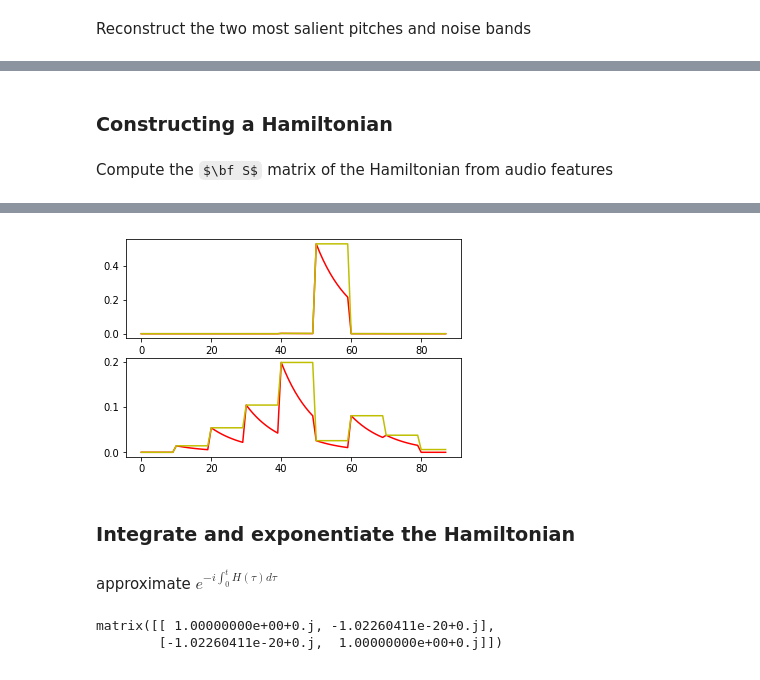
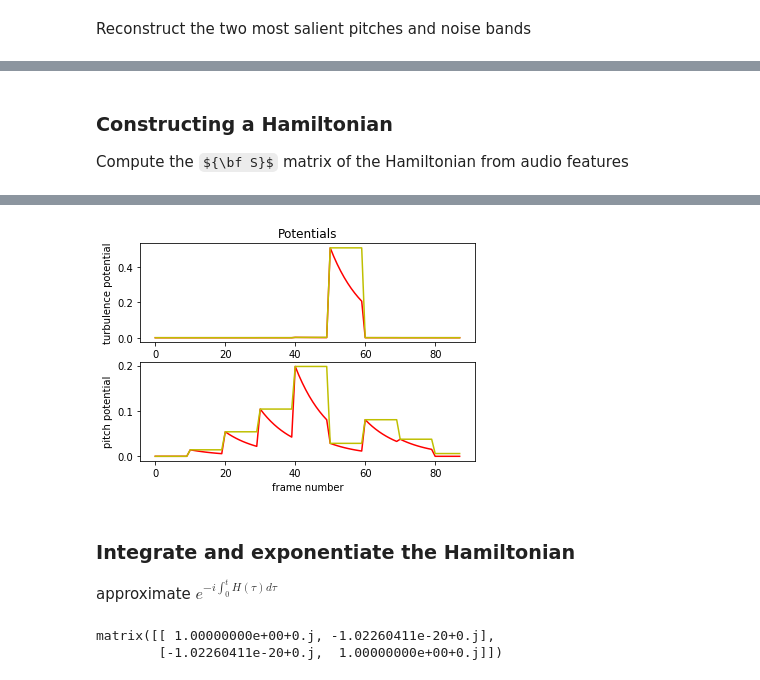
Before and after one commit to d-rocchesso/QVTS, a Jupyter notebook: QVTS.ipynb, the cells around one changed output, grey strips where cells are left out. Drawn from its saved outputs; the diff is of its cells as text; code cells hidden in the pictures; some formulas as TeX source.

```diff
--- a/QVTS.ipynb
+++ b/QVTS.ipynb
@@ -555,5 +526,4 @@ UF.wavwrite(lines, fs, "pitch-lines.wav")
-# %% [markdown]
-### Constructing a Hamiltonian
 # %% [markdown]
-Compute the $\bf S$ matrix of the Hamiltonian from audio features
+### Constructing a Hamiltonian
+Compute the ${\bf S}$ matrix of the Hamiltonian from audio features
 # %%
@@ -568,24 +538,29 @@ S = np.array([[n_z, n_x - 1j*n_y], [n_x + 1j*n_y, -n_z]])
 Time-varying Hamiltonian multiplied by a decreasing exponential $g(m) = e^{- k m}$, where $m$ is the frame number, extending over $M_f$ frames:
 <img src="./turbulence_pitchPotential1.png" width="400">
 # %%
-k = 0.1
+k = 0.1 # PARAMETER (damping)
 et = exp(-k*np.arange(0,decimation))
 et = np.tile(et,int(size(n_z)/decimation))
 ett = np.pad(et,(0,size(n_z)-size(et)),'constant',constant_values=(0))
 nzc = n_z*ett
 nxc = n_x*ett
 nyc = n_y*ett
 plt.subplot(2,1,1)
+plt.title('Potentials')
 plt.plot(nxc, color='r');
 plt.plot(n_x, color='y');
+plt.ylabel('turbulence potential')
 plt.subplot(2,1,2)
 plt.plot(nzc, color='r');
 plt.plot(n_z, color='y');
+plt.ylabel('pitch potential')
+plt.xlabel('frame number')
 savefig('turbulence_pitchPotential1.pdf')
 # %% [output]
-[figure, old version]
+[figure, new version]
 # %% [markdown]
 ### Integrate and exponentiate the Hamiltonian
+approximate $ e^{-i\int_0^t H(\tau)d\tau} $
 # %%
 H = np.array([[nzc, nxc - 1j*nyc], [nxc + 1j*nyc, -nzc]])
 intHc = np.cumsum(H, axis=2) # integral of H over all time (cumulative sum)
@@ -592,2 +569,0 @@ intHc = np.cumsum(H, axis=2) # integral of H over all time (cumulative sum)
-# %% [markdown]
-approximate $ e^{-i\int_0^t H(\tau)d\tau} $
```
Also changed, not shown: parts of 28 cells of this notebook, 11 other files.
